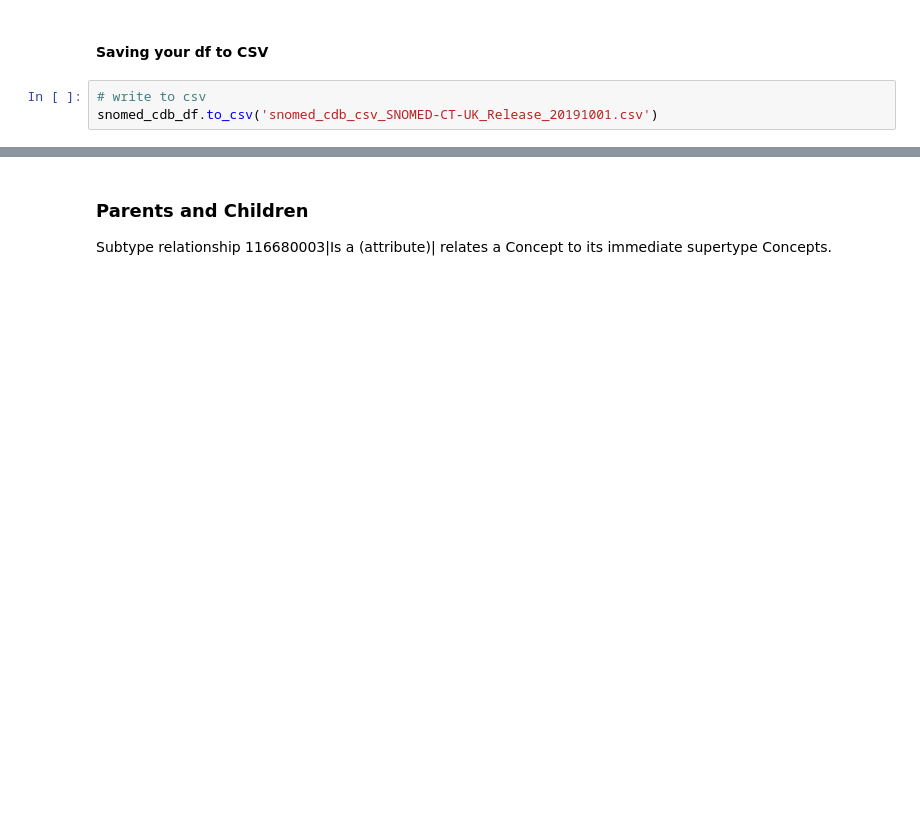
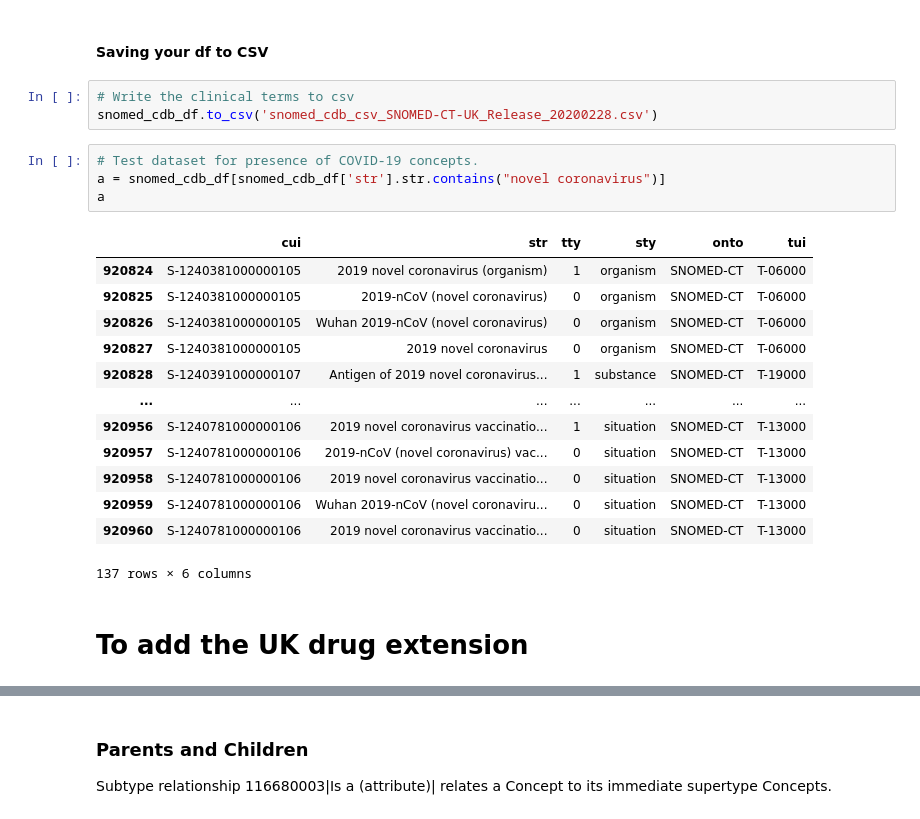
Before and after one commit to antsh3k/Clinical-Coding-Pilot, a Jupyter notebook: Exploring a SNOMED-CT Release.ipynb, the cells around one changed output, grey strips where cells are left out. Cells and saved outputs as stored; diff of their text form; blank space fills up the shorter version.

```diff
--- a/Exploring a SNOMED-CT Release.ipynb
+++ b/Exploring a SNOMED-CT Release.ipynb
@@ -533,5 +494,25 @@ snomed_cdb_df[['cui', 'str','onto','tty','tui','sty']]
 # %% [markdown]
 #### Saving your df to CSV
 # %%
-# write to csv
-snomed_cdb_df.to_csv('snomed_cdb_csv_SNOMED-CT-UK_Release_20191001.csv')
+# Write the clinical terms to csv
+snomed_cdb_df.to_csv('snomed_cdb_csv_SNOMED-CT-UK_Release_20200228.csv')
+# %%
+# Test dataset for presence of COVID-19 concepts.
+a = snomed_cdb_df[snomed_cdb_df['str'].str.contains("novel coronavirus")]
+a
+# %% [output]
+|  | cui | str | tty | sty | onto | tui |
+| 920824 | S-1240381000000105 | 2019 novel coronavirus (organism) | 1 | organism | SNOMED-CT | T-06000 |
+| 920825 | S-1240381000000105 | 2019-nCoV (novel coronavirus) | 0 | organism | SNOMED-CT | T-06000 |
+| 920826 | S-1240381000000105 | Wuhan 2019-nCoV (novel coronavirus) | 0 | organism | SNOMED-CT | T-06000 |
+| 920827 | S-1240381000000105 | 2019 novel coronavirus | 0 | organism | SNOMED-CT | T-06000 |
+| 920828 | S-1240391000000107 | Antigen of 2019 novel coronavirus... | 1 | substance | SNOMED-CT | T-19000 |
+| ... | ... | ... | ... | ... | ... | ... |
+| 920956 | S-1240781000000106 | 2019 novel coronavirus vaccinatio... | 1 | situation | SNOMED-CT | T-13000 |
+| 920957 | S-1240781000000106 | 2019-nCoV (novel coronavirus) vac... | 0 | situation | SNOMED-CT | T-13000 |
+| 920958 | S-1240781000000106 | 2019 novel coronavirus vaccinatio... | 0 | situation | SNOMED-CT | T-13000 |
+| 920959 | S-1240781000000106 | Wuhan 2019-nCoV (novel coronaviru... | 0 | situation | SNOMED-CT | T-13000 |
+| 920960 | S-1240781000000106 | 2019 novel coronavirus vaccinatio... | 0 | situation | SNOMED-CT | T-13000 |
+137 rows × 6 columns
+# %% [markdown]
+# To add the UK drug extension
```
Also changed, not shown: parts of 67 cells of this notebook.
